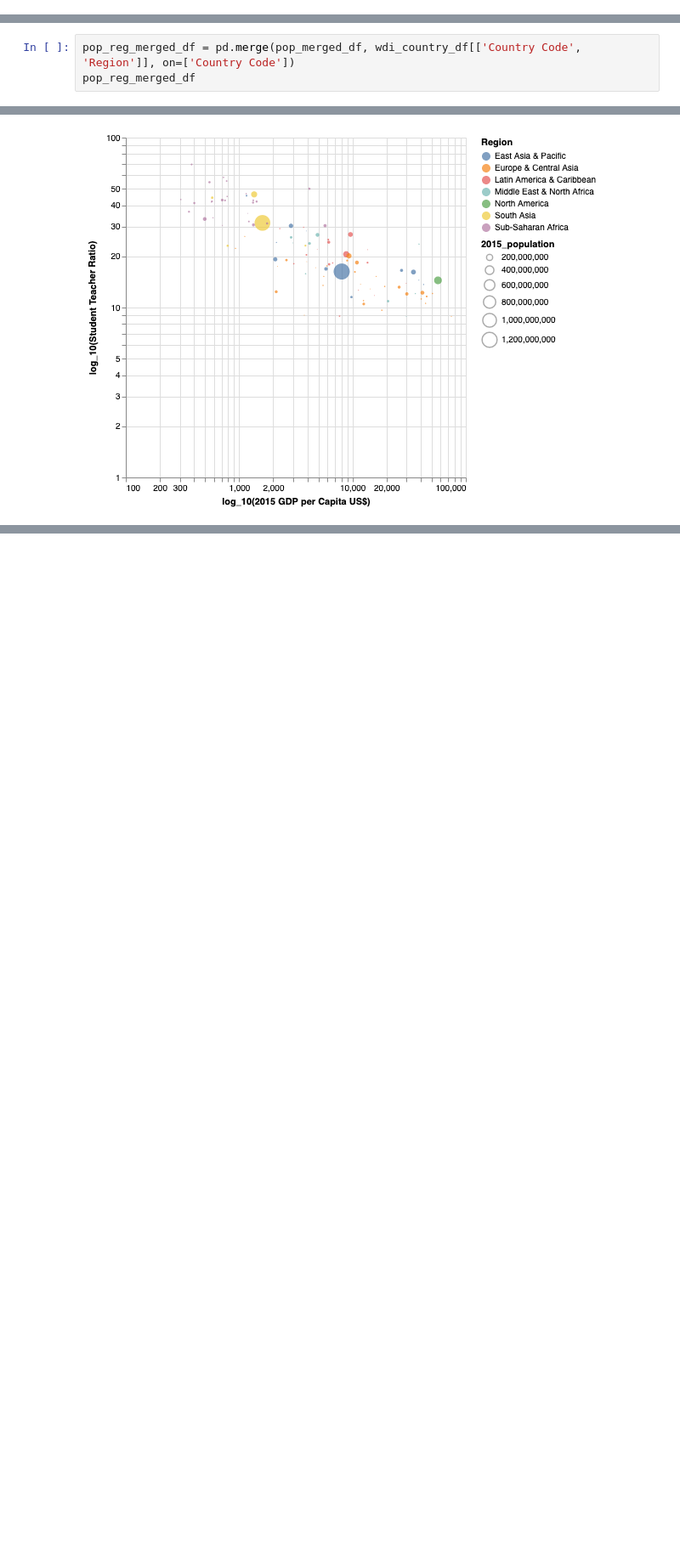
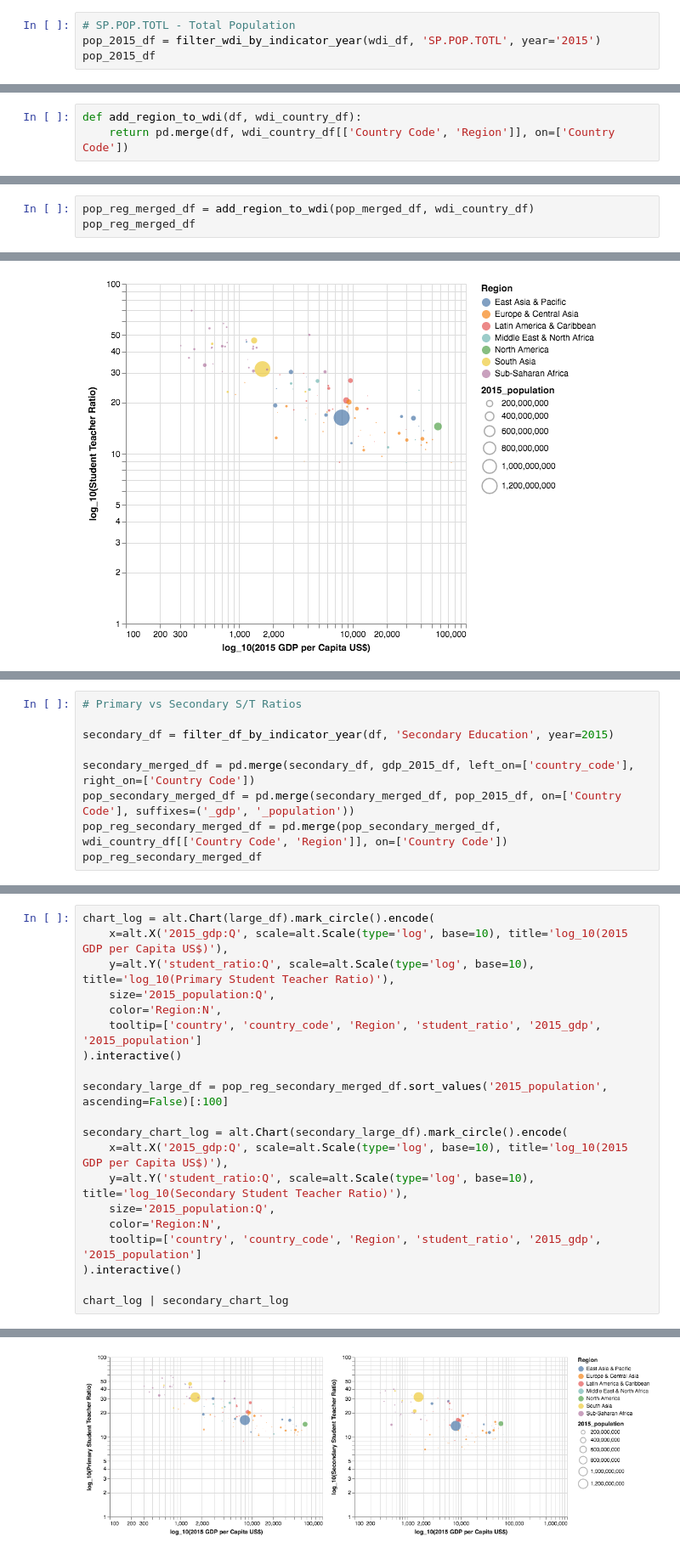
Before and after one commit to ras592/tidy-tuesday-py, a Jupyter notebook: tidy_tuesday_student_ratios.ipynb, the cells around one changed output, grey strips where cells are left out. Shown: that part at 85% size. Saved outputs shown, nothing was run; the diff lists cells and outputs as text; blank space fills up the shorter version.

```diff
--- a/tidy_tuesday_student_ratios.ipynb
+++ b/tidy_tuesday_student_ratios.ipynb
@@ -217,0 +199,4 @@ pop_2015_df = wdi_df[wdi_df['Indicator Code'] == 'SP.POP.TOTL'][['Country Code',
+# %%
+# SP.POP.TOTL - Total Population
+pop_2015_df = filter_wdi_by_indicator_year(wdi_df, 'SP.POP.TOTL', year='2015')
+pop_2015_df
@@ -285,3 +268,3 @@ wdi_country_df
 # %%
-pop_reg_merged_df = pd.merge(pop_merged_df, wdi_country_df[['Country Code', 'Region']], on=['Country Code'])
-pop_reg_merged_df
+def add_region_to_wdi(df, wdi_country_df):
+    return pd.merge(df, wdi_country_df[['Country Code', 'Region']], on=['Country Code'])
@@ -304,0 +271,3 @@ pop_reg_merged_df
+# %%
+pop_reg_merged_df = add_region_to_wdi(pop_merged_df, wdi_country_df)
+pop_reg_merged_df
@@ -321,0 +306,9 @@ chart_log.properties(height=400, width=400)
+# %%
+# Primary vs Secondary S/T Ratios
+
+secondary_df = filter_df_by_indicator_year(df, 'Secondary Education', year=2015)
+
+secondary_merged_df = pd.merge(secondary_df, gdp_2015_df, left_on=['country_code'], right_on=['Country Code'])
+pop_secondary_merged_df = pd.merge(secondary_merged_df, pop_2015_df, on=['Country Code'], suffixes=('_gdp', '_population'))
+pop_reg_secondary_merged_df = pd.merge(pop_secondary_merged_df, wdi_country_df[['Country Code', 'Region']], on=['Country Code'])
+pop_reg_secondary_merged_df
@@ -321,0 +332,21 @@ chart_log.properties(height=400, width=400)
+# %%
+chart_log = alt.Chart(large_df).mark_circle().encode(
+    x=alt.X('2015_gdp:Q', scale=alt.Scale(type='log', base=10), title='log_10(2015 GDP per Capita US$)'),
+    y=alt.Y('student_ratio:Q', scale=alt.Scale(type='log', base=10), title='log_10(Primary Student Teacher Ratio)'),
+    size='2015_population:Q',
+    color='Region:N',
+    tooltip=['country', 'country_code', 'Region', 'student_ratio', '2015_gdp', '2015_population']
+).interactive()
+
+secondary_large_df = pop_reg_secondary_merged_df.sort_values('2015_population', ascending=False)[:100]
+
+secondary_chart_log = alt.Chart(secondary_large_df).mark_circle().encode(
+    x=alt.X('2015_gdp:Q', scale=alt.Scale(type='log', base=10), title='log_10(2015 GDP per Capita US$)'),
+    y=alt.Y('student_ratio:Q', scale=alt.Scale(type='log', base=10), title='log_10(Secondary Student Teacher Ratio)'),
+    size='2015_population:Q',
+    color='Region:N',
+    tooltip=['country', 'country_code', 'Region', 'student_ratio', '2015_gdp', '2015_population']
+).interactive()
+
+chart_log | secondary_chart_log
+# %% [output]
@@ -321,0 +354 @@ chart_log.properties(height=400, width=400)
+[figure, added]
```
Also changed, not shown: parts of 21 cells of this notebook, 1 other file.
